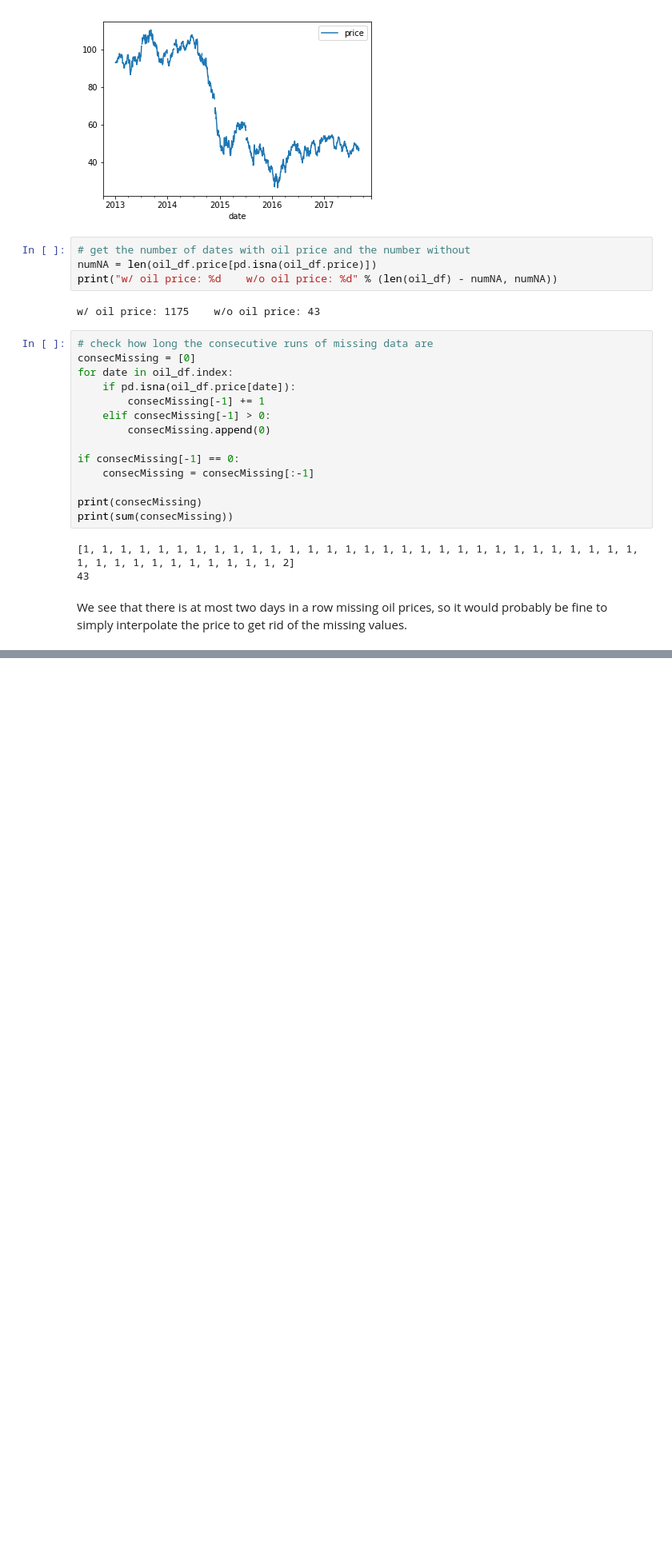
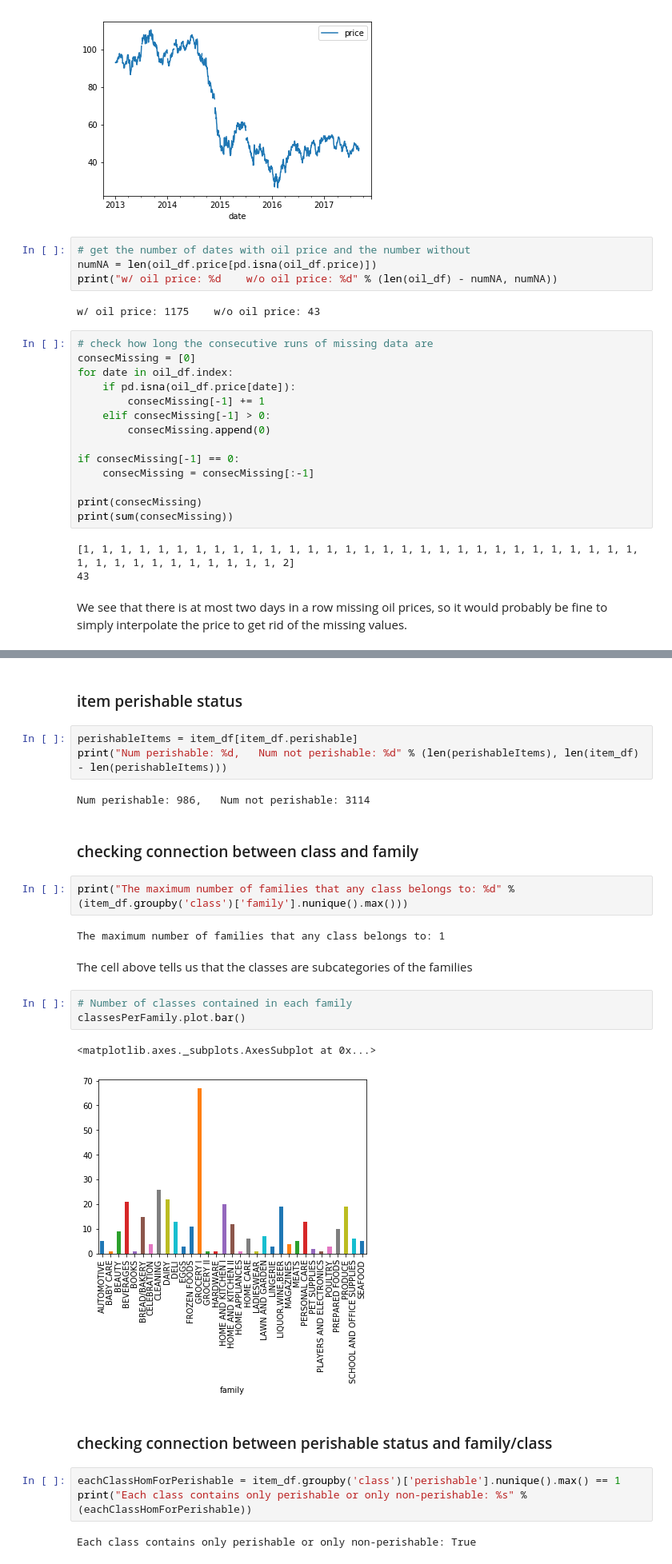
Before and after one commit to jandress94/grocery_sales, a Jupyter notebook: exploration/exploration.ipynb, the cells around one changed output, grey strips where cells are left out. Shown: that part at 80% size. Saved outputs shown, nothing was run; the diff lists cells and outputs as text; blank space fills up the shorter version.

```diff
--- a/exploration/exploration.ipynb
+++ b/exploration/exploration.ipynb
@@ -231,0 +330,28 @@ We see that there is at most two days in a row missing oil prices, so it would p
+# %% [markdown]
+### item perishable status
+# %%
+perishableItems = item_df[item_df.perishable]
+print("Num perishable: %d,   Num not perishable: %d" % (len(perishableItems), len(item_df) - len(perishableItems)))
+# %% [output]
+Num perishable: 986,   Num not perishable: 3114
+# %% [markdown]
+### checking connection between class and family
+# %%
+print("The maximum number of families that any class belongs to: %d" % (item_df.groupby('class')['family'].nunique().max()))
+# %% [output]
+The maximum number of families that any class belongs to: 1
+# %% [markdown]
+The cell above tells us that the classes are subcategories of the families
+# %%
+# Number of classes contained in each family
+classesPerFamily.plot.bar()
+# %% [output]
+<matplotlib.axes._subplots.AxesSubplot at 0x...>
+[figure, added]
+# %% [markdown]
+### checking connection between perishable status and family/class
+# %%
+eachClassHomForPerishable = item_df.groupby('class')['perishable'].nunique().max() == 1
+print("Each class contains only perishable or only non-perishable: %s" % (eachClassHomForPerishable))
+# %% [output]
+Each class contains only perishable or only non-perishable: True
```
Also changed, not shown: parts of 16 cells of this notebook.
